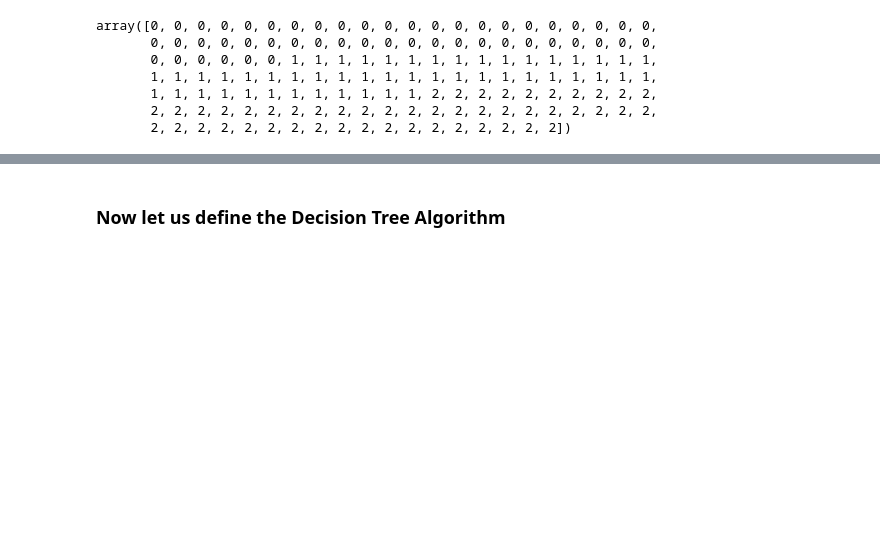
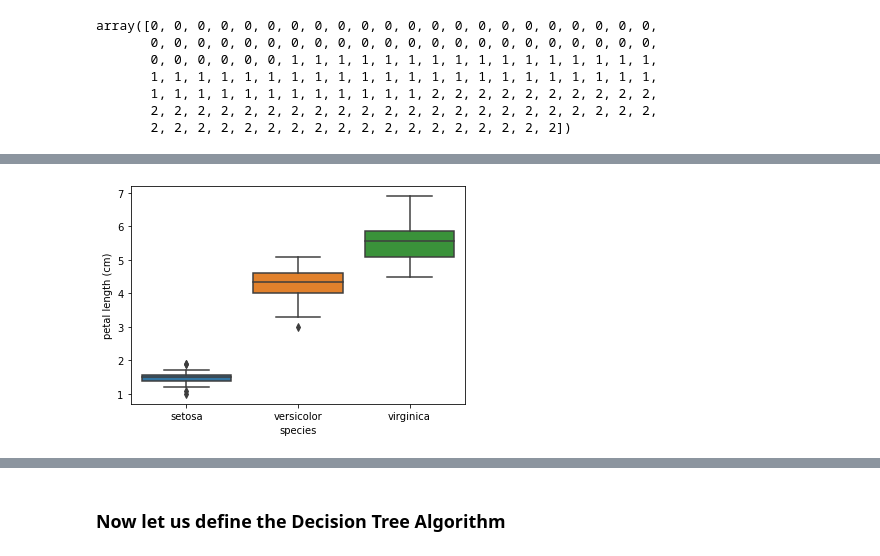
Before and after one commit to Abdelrhman2022/Predicting-the-Iris-by-Decision-Tree, a Jupyter notebook: DecisionTrees.ipynb, the cells around one changed output, grey strips where cells are left out. Cells and saved outputs as stored; diff of their text form; code cells hidden in the pictures; blank space fills up the shorter version.

```diff
--- a/DecisionTrees.ipynb
+++ b/DecisionTrees.ipynb
@@ -37,0 +61,5 @@ array([0, 0, 0, 0, 0, 0, 0, 0, 0, 0, 0, 0, 0, 0, 0, 0, 0, 0, 0, 0, 0, 0,
+# %%
+sns.boxplot(x="species",y="petal length (cm)",data=df)
+plt.show()
+# %% [output]
+[figure, added]
```
Also changed, not shown: parts of 9 cells of this notebook.
